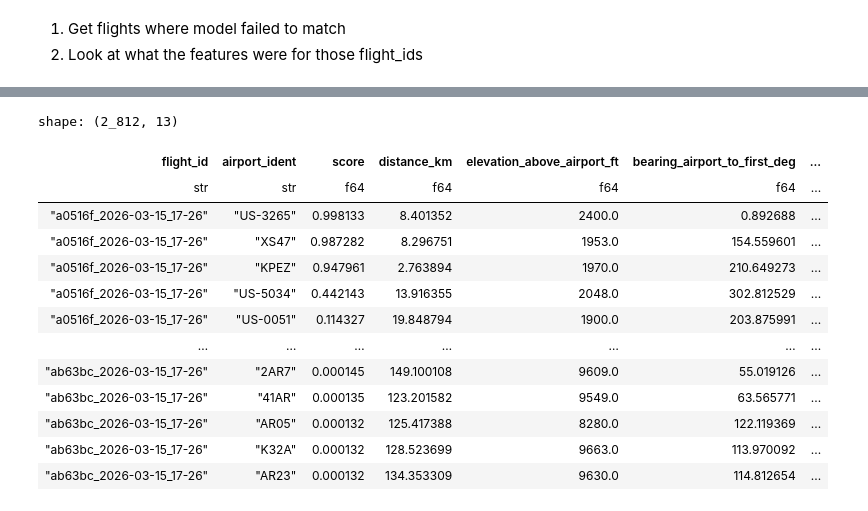
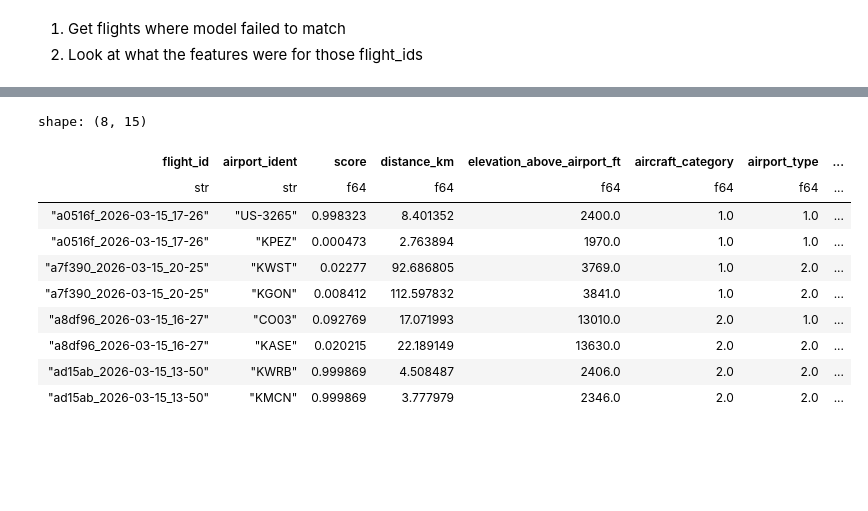
Before and after one commit to PlaneQuery/planequery-data, a Jupyter notebook: notebooks/flights_ai_model_airport/model_introspection.ipynb, the cells around one changed output, grey strips where cells are left out. Cells and saved outputs as stored; diff of their text form; code cells hidden in the pictures; blank space fills up the shorter version.

```diff
--- a/notebooks/flights_ai_model_airport/model_introspection.ipynb
+++ b/notebooks/flights_ai_model_airport/model_introspection.ipynb
@@ -53,17 +80,14 @@ mismatched_flights_ids = add_flight_id_col(df_mismatched_flights).get_column("fl
 # %%
-df.filter(pl.col("flight_id").is_in(mismatched_flights_ids.implode()))
+df.filter(pl.col("flight_id").is_in(mismatched_flights_ids.implode())).filter(pl.col("rank") < 3)
 # %% [output]
-shape: (2_812, 13)
+shape: (8, 15)
-| flight_id | airport_ident | score | distance_km | elevation_above_airport_ft | bearing_airport_to_first_deg | ... |
-| str | str | f64 | f64 | f64 | f64 | ... |
-| "a0516f_2026-03-15_17-26" | "US-3265" | 0.998133 | 8.401352 | 2400.0 | 0.892688 | ... |
-| "a0516f_2026-03-15_17-26" | "XS47" | 0.987282 | 8.296751 | 1953.0 | 154.559601 | ... |
-| "a0516f_2026-03-15_17-26" | "KPEZ" | 0.947961 | 2.763894 | 1970.0 | 210.649273 | ... |
-| "a0516f_2026-03-15_17-26" | "US-5034" | 0.442143 | 13.916355 | 2048.0 | 302.812529 | ... |
-| "a0516f_2026-03-15_17-26" | "US-0051" | 0.114327 | 19.848794 | 1900.0 | 203.875991 | ... |
-| … | … | … | … | … | … | ... |
-| "ab63bc_2026-03-15_17-26" | "2AR7" | 0.000145 | 149.100108 | 9609.0 | 55.019126 | ... |
-| "ab63bc_2026-03-15_17-26" | "41AR" | 0.000135 | 123.201582 | 9549.0 | 63.565771 | ... |
-| "ab63bc_2026-03-15_17-26" | "AR05" | 0.000132 | 125.417388 | 8280.0 | 122.119369 | ... |
-| "ab63bc_2026-03-15_17-26" | "K32A" | 0.000132 | 128.523699 | 9663.0 | 113.970092 | ... |
-| "ab63bc_2026-03-15_17-26" | "AR23" | 0.000132 | 134.353309 | 9630.0 | 114.812654 | ... |
+| flight_id | airport_ident | score | distance_km | elevation_above_airport_ft | aircraft_category | airport_type | ... |
+| str | str | f64 | f64 | f64 | f64 | f64 | ... |
+| "a0516f_2026-03-15_17-26" | "US-3265" | 0.998323 | 8.401352 | 2400.0 | 1.0 | 1.0 | ... |
+| "a0516f_2026-03-15_17-26" | "KPEZ" | 0.000473 | 2.763894 | 1970.0 | 1.0 | 1.0 | ... |
+| "a7f390_2026-03-15_20-25" | "KWST" | 0.02277 | 92.686805 | 3769.0 | 1.0 | 2.0 | ... |
+| "a7f390_2026-03-15_20-25" | "KGON" | 0.008412 | 112.597832 | 3841.0 | 1.0 | 2.0 | ... |
+| "a8df96_2026-03-15_16-27" | "CO03" | 0.092769 | 17.071993 | 13010.0 | 2.0 | 1.0 | ... |
+| "a8df96_2026-03-15_16-27" | "KASE" | 0.020215 | 22.189149 | 13630.0 | 2.0 | 2.0 | ... |
+| "ad15ab_2026-03-15_13-50" | "KWRB" | 0.999869 | 4.508487 | 2406.0 | 2.0 | 2.0 | ... |
+| "ad15ab_2026-03-15_13-50" | "KMCN" | 0.999869 | 3.777979 | 2346.0 | 2.0 | 2.0 | ... |
```
Also changed, not shown: parts of 6 cells of this notebook, 2 other files.
